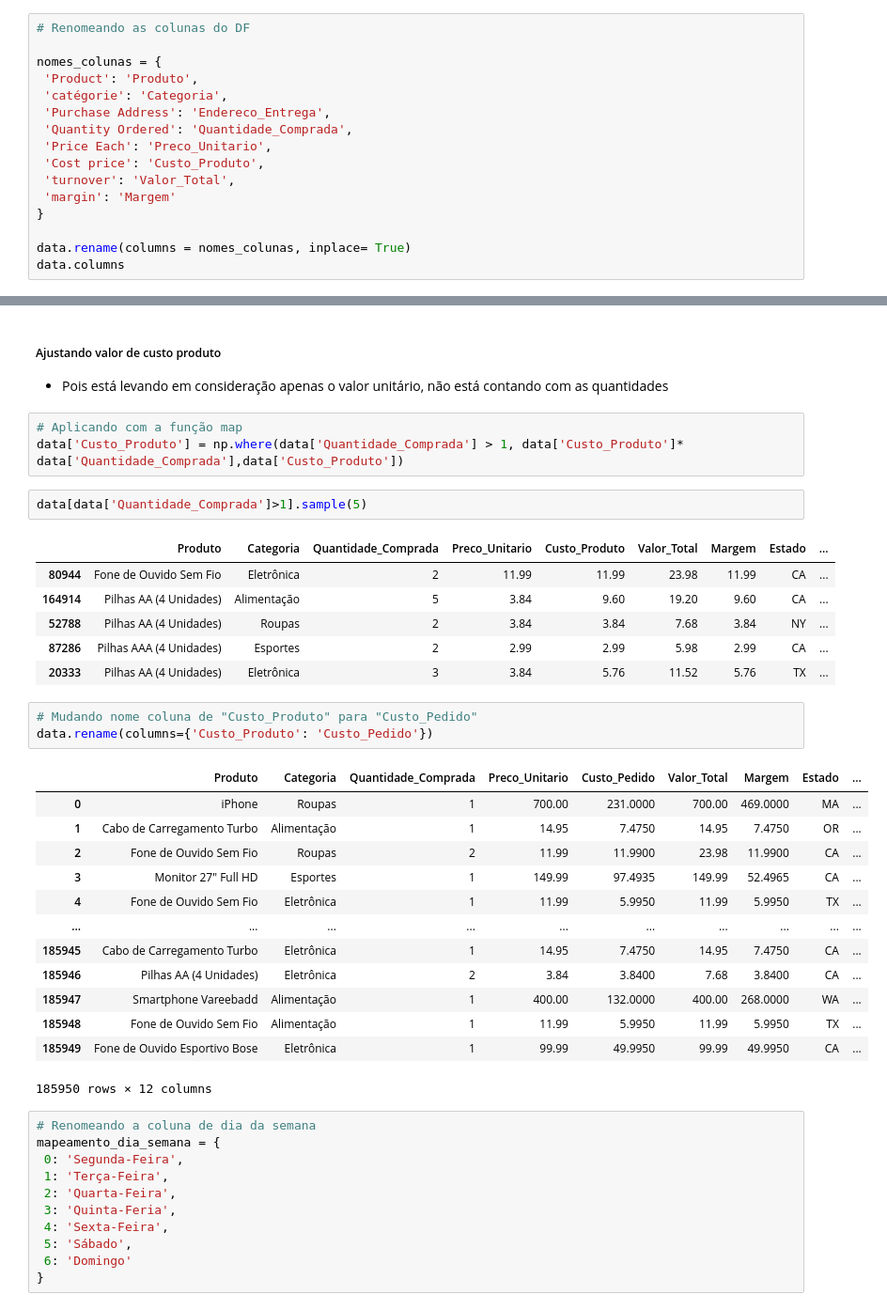
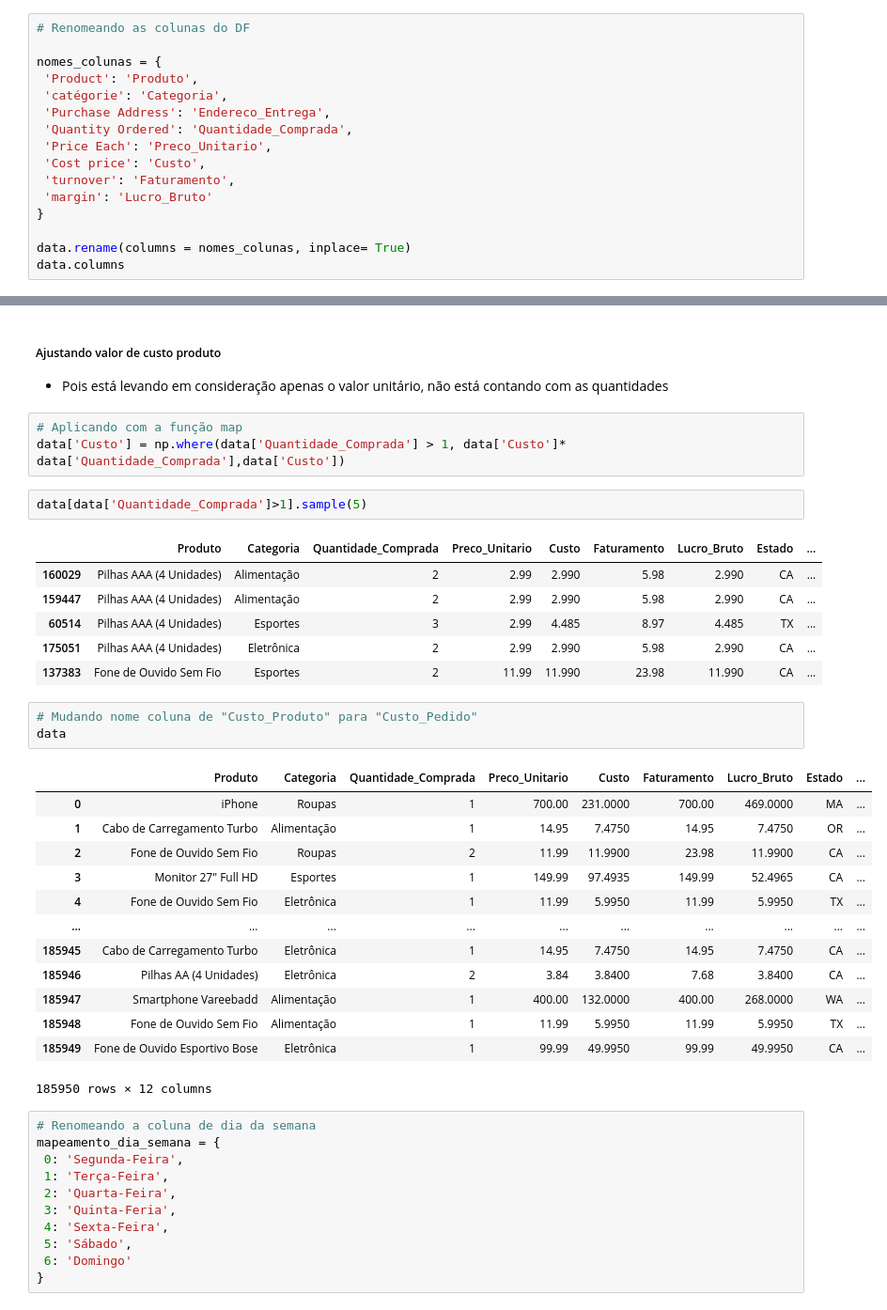
Before and after one commit to alyssonmontovanelli/analise_Previsao_Vendas_varejo, a Jupyter notebook: EDA/01_Engenharia_Atributos.ipynb, the cells around one changed output, grey strips where cells are left out. Shown: that part at 94% size. Saved outputs shown, nothing was run; the diff lists cells and outputs as text.

```diff
--- a/EDA/01_Engenharia_Atributos.ipynb
+++ b/EDA/01_Engenharia_Atributos.ipynb
@@ -100,9 +93,9 @@ nomes_colunas = {
  'Purchase Address': 'Endereco_Entrega',
  'Quantity Ordered': 'Quantidade_Comprada',
  'Price Each': 'Preco_Unitario',
- 'Cost price': 'Custo_Produto',
- 'turnover': 'Valor_Total',
- 'margin': 'Margem'
+ 'Cost price': 'Custo',
+ 'turnover': 'Faturamento',
+ 'margin': 'Lucro_Bruto'
 }
 
 data.rename(columns = nomes_colunas, inplace= True)
@@ -286,21 +279,21 @@ data.head(5)
 - Pois está levando em consideração apenas o valor unitário, não está contando com as quantidades
 # %%
 # Aplicando com a função map
-data['Custo_Produto'] = np.where(data['Quantidade_Comprada'] > 1, data['Custo_Produto']* data['Quantidade_Comprada'],data['Custo_Produto'])
+data['Custo'] = np.where(data['Quantidade_Comprada'] > 1, data['Custo']* data['Quantidade_Comprada'],data['Custo'])
 # %%
 data[data['Quantidade_Comprada']>1].sample(5)
 # %% [output]
-|  | Produto | Categoria | Quantidade_Comprada | Preco_Unitario | Custo_Produto | Valor_Total | Margem | Estado | ... |
-| 80944 | Fone de Ouvido Sem Fio | Eletrônica | 2 | 11.99 | 11.99 | 23.98 | 11.99 | CA | ... |
-| 164914 | Pilhas AA (4 Unidades) | Alimentação | 5 | 3.84 | 9.60 | 19.20 | 9.60 | CA | ... |
-| 52788 | Pilhas AA (4 Unidades) | Roupas | 2 | 3.84 | 3.84 | 7.68 | 3.84 | NY | ... |
-| 87286 | Pilhas AAA (4 Unidades) | Esportes | 2 | 2.99 | 2.99 | 5.98 | 2.99 | CA | ... |
-| 20333 | Pilhas AA (4 Unidades) | Eletrônica | 3 | 3.84 | 5.76 | 11.52 | 5.76 | TX | ... |
+|  | Produto | Categoria | Quantidade_Comprada | Preco_Unitario | Custo | Faturamento | Lucro_Bruto | Estado | ... |
+| 160029 | Pilhas AAA (4 Unidades) | Alimentação | 2 | 2.99 | 2.990 | 5.98 | 2.990 | CA | ... |
+| 159447 | Pilhas AAA (4 Unidades) | Alimentação | 2 | 2.99 | 2.990 | 5.98 | 2.990 | CA | ... |
+| 60514 | Pilhas AAA (4 Unidades) | Esportes | 3 | 2.99 | 4.485 | 8.97 | 4.485 | TX | ... |
+| 175051 | Pilhas AAA (4 Unidades) | Eletrônica | 2 | 2.99 | 2.990 | 5.98 | 2.990 | CA | ... |
+| 137383 | Fone de Ouvido Sem Fio | Esportes | 2 | 11.99 | 11.990 | 23.98 | 11.990 | CA | ... |
 # %%
 # Mudando nome coluna de "Custo_Produto" para "Custo_Pedido"
-data.rename(columns={'Custo_Produto': 'Custo_Pedido'})
+data
 # %% [output]
-|  | Produto | Categoria | Quantidade_Comprada | Preco_Unitario | Custo_Pedido | Valor_Total | Margem | Estado | ... |
+|  | Produto | Categoria | Quantidade_Comprada | Preco_Unitario | Custo | Faturamento | Lucro_Bruto | Estado | ... |
 | 0 | iPhone | Roupas | 1 | 700.00 | 231.0000 | 700.00 | 469.0000 | MA | ... |
 | 1 | Cabo de Carregamento Turbo | Alimentação | 1 | 14.95 | 7.4750 | 14.95 | 7.4750 | OR | ... |
 | 2 | Fone de Ouvido Sem Fio | Roupas | 2 | 11.99 | 11.9900 | 23.98 | 11.9900 | CA | ... |
```
Also changed, not shown: parts of 9 cells of this notebook, 2 other files.
